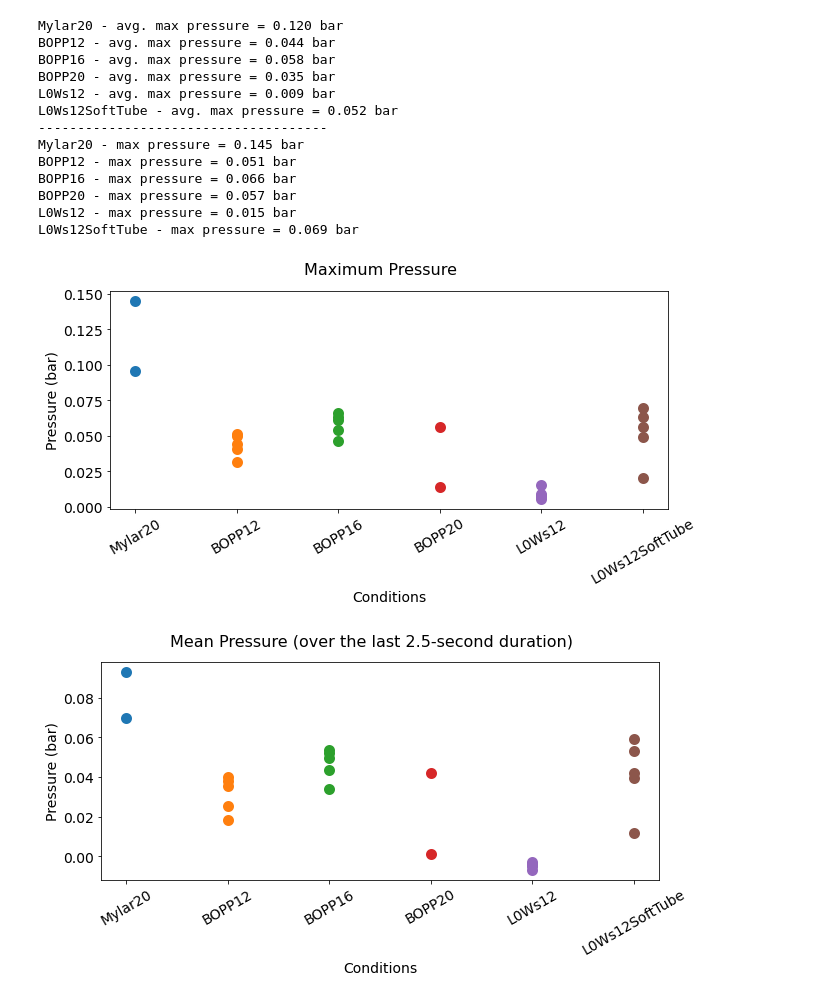
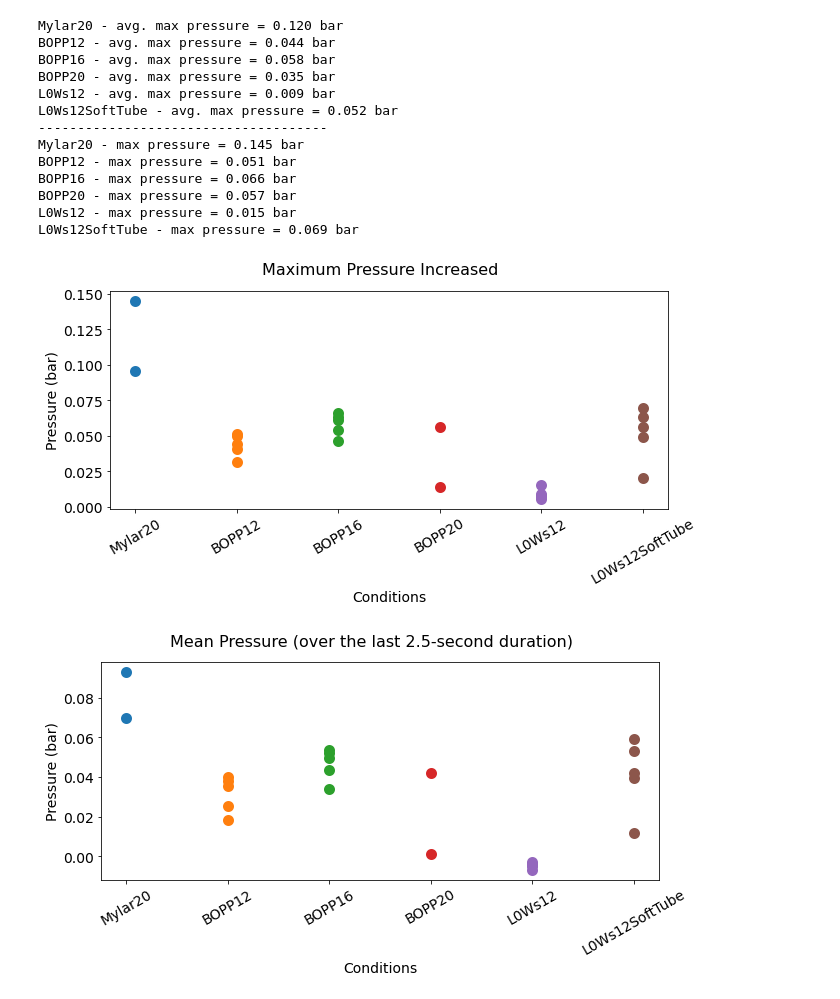
Before and after one commit to maxwellre/SoftFilmAnalysis, a Jupyter notebook: DataAnalysis.ipynb, the cells around one changed output. Drawn from its saved outputs; the diff is of its cells as text; code cells hidden in the pictures.

```diff
--- a/DataAnalysis.ipynb
+++ b/DataAnalysis.ipynb
@@ -116,17 +116,17 @@ BOPP20 - max pressure = 0.057 bar
 L0Ws12 - max pressure = 0.015 bar
 L0Ws12SoftTube - max pressure = 0.069 bar
 # %%
-ax = aPlot('Maximum Pressure')
+ax = aPlot('Maximum Pressure Increased')
 for i in range(condiNum):
     temp = presData.loc[presData['Condition'] == condiNames[i], 'MaxPressure']
     ax.scatter(i*np.ones(temp.size), temp, linewidths = 5)
 ax.set_xticks(range(condiNum))
 ax.set_xticklabels(condiNames, rotation=30)
 ax.set_xlabel('Conditions')
 ax.set_ylabel('Pressure (bar)')
 plt.show()
 # %% [output]
-[figure, old version]
+[figure, new version]
 # %%
 ax = aPlot('Mean Pressure (over the last 2.5-second duration)')
 for i in range(condiNum):
```
Also changed, not shown: 2 other files.
